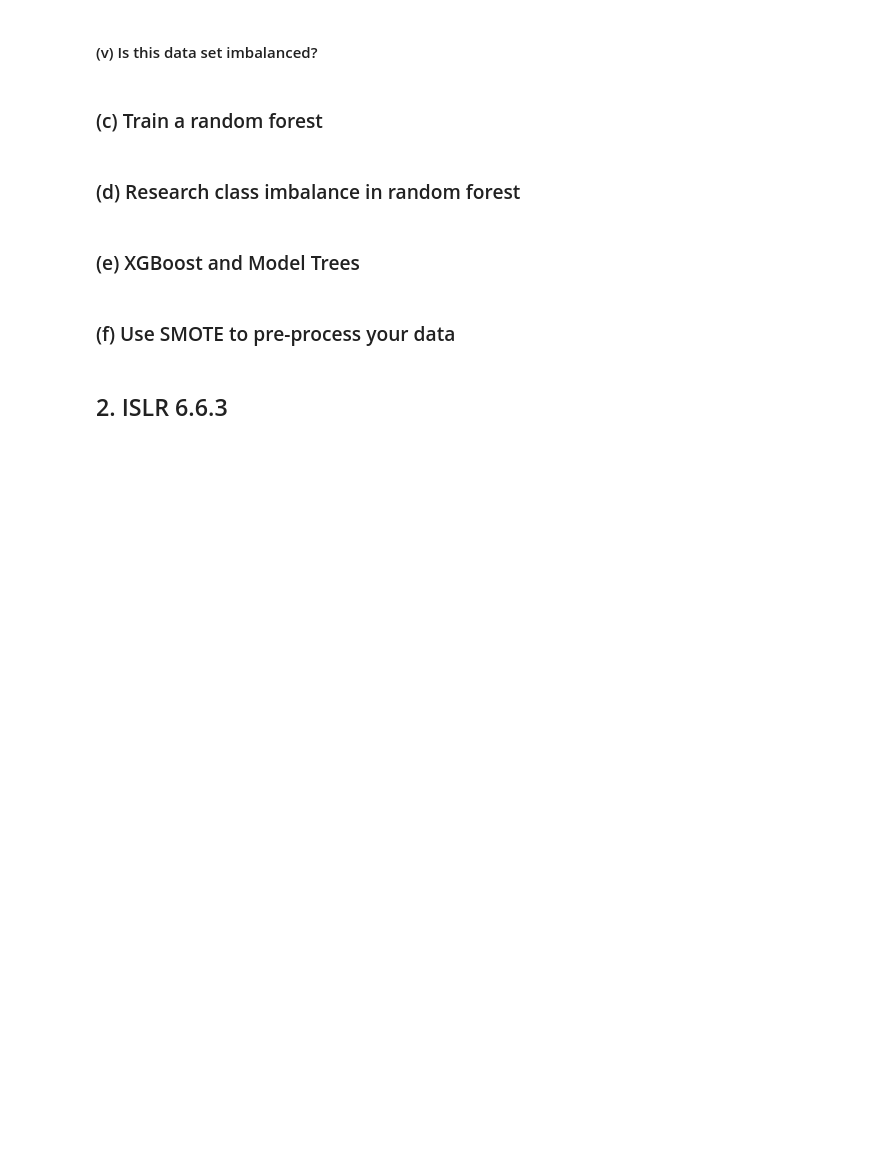
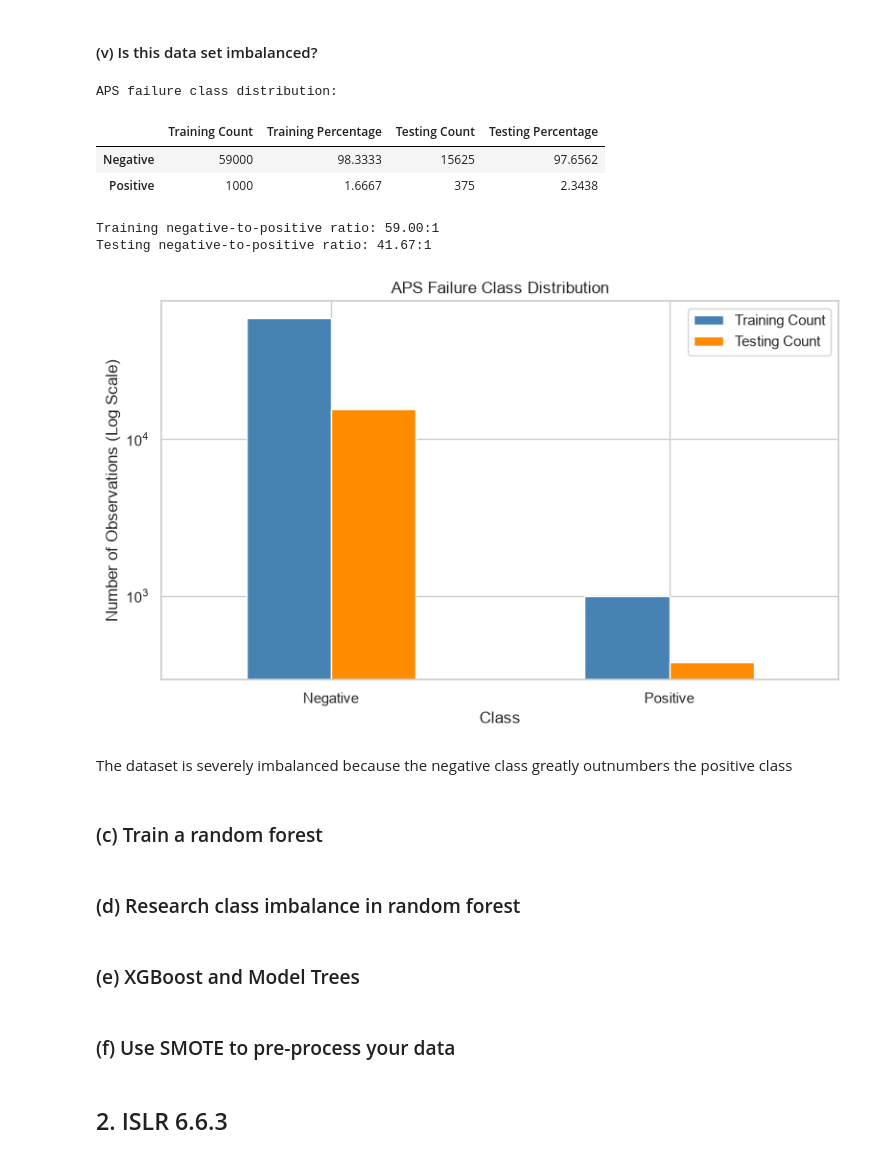
Before and after one commit to manvsatish/dsci-552-hw-6, a Jupyter notebook: notebook/Satish_Manvika_HW6.ipynb, the cells around one changed output. Drawn from its saved outputs; the diff is of its cells as text; code cells hidden in the pictures; blank space fills up the shorter version.

```diff
--- a/notebook/Satish_Manvika_HW6.ipynb
+++ b/notebook/Satish_Manvika_HW6.ipynb
@@ -32,3 +32,25 @@ print("Packages imported successfully.")
 Packages imported successfully.
 # %% [markdown]
 ### (a) Download the APS Failure data
+# %%
+training_path = Path("../data/aps_failure_training_set.csv")
+testing_path = Path("../data/aps_failure_test_set.csv")
+
+aps_train_raw = pd.read_csv(training_path, skiprows=20, na_values="na") #first 20 lines - license information
+aps_test_raw = pd.read_csv(testing_path, skiprows=20, na_values="na")
+assert aps_train_raw.shape == (60000, 171)
+assert aps_test_raw.shape == (16000, 171)
+assert aps_train_raw.columns.equals(aps_test_raw.columns)
+
+print("Training-set shape:", aps_train_raw.shape)
+print("Testing-set shape:", aps_test_raw.shape)
+print("Number of features:", aps_train_raw.shape[1] - 1)
+print("\nFirst five training rows:")
+display(aps_train_raw.head())
+print("\nTraining class counts:")
+display(aps_train_raw["class"].value_counts().to_frame(name="Count"))
+print("\nTesting class counts:")
+display(aps_test_raw["class"].value_counts().to_frame(name="Count"))
+print("\nMissing values:")
+print("Training set:", int(aps_train_raw.isna().sum().sum()))
+print("Testing set:", int(aps_test_raw.isna().sum().sum()))
@@ -45,5 +244,37 @@ Packages imported successfully.
 # %% [markdown]
 #### (v) Is this data set imbalanced?
+# %%
+training_class_counts = y_train.value_counts().sort_index() #count pos and neg observations
+testing_class_counts = y_test.value_counts().sort_index()
+class_balance_table = pd.DataFrame({"Training Count": training_class_counts, "Training Percentage": (training_class_counts / len(y_train) * 100), "Testing Count": testing_class_counts, "Testing Percentage": (testing_class_counts / len(y_test) * 100)})
+class_balance_table.index = ["Negative", "Positive"]
+print("APS failure class distribution:")
+display(class_balance_table.round(4))
+
+training_imbalance_ratio = (training_class_counts[0] / training_class_counts[1])
+testing_imbalance_ratio = (testing_class_counts[0] / testing_class_counts[1])
+print("Training negative-to-positive ratio:", f"{training_imbalance_ratio:.2f}:1")
+print("Testing negative-to-positive ratio:", f"{testing_imbalance_ratio:.2f}:1")
+
+# Plot class counts on a logarithmic scale
+class_balance_table[["Training Count", "Testing Count"]].plot(kind="bar", figsize=(8, 5), color=["steelblue", "darkorange"])
+plt.yscale("log")
+plt.ylabel("Number of Observations (Log Scale)")
+plt.xlabel("Class")
+plt.title("APS Failure Class Distribution")
+plt.xticks(rotation=0)
+plt.tight_layout()
+plt.show()
+# %% [output]
+APS failure class distribution:
+|  | Training Count | Training Percentage | Testing Count | Testing Percentage |
+| Negative | 59000 | 98.3333 | 15625 | 97.6562 |
+| Positive | 1000 | 1.6667 | 375 | 2.3438 |
+Training negative-to-positive ratio: 59.00:1
+Testing negative-to-positive ratio: 41.67:1
+[figure, added]
+# %% [markdown]
+The dataset is severely imbalanced because the negative class greatly outnumbers the positive class
 # %% [markdown]
 ### (c) Train a random forest
 # %% [markdown]
```
Also changed, not shown: parts of 6 cells of this notebook.
